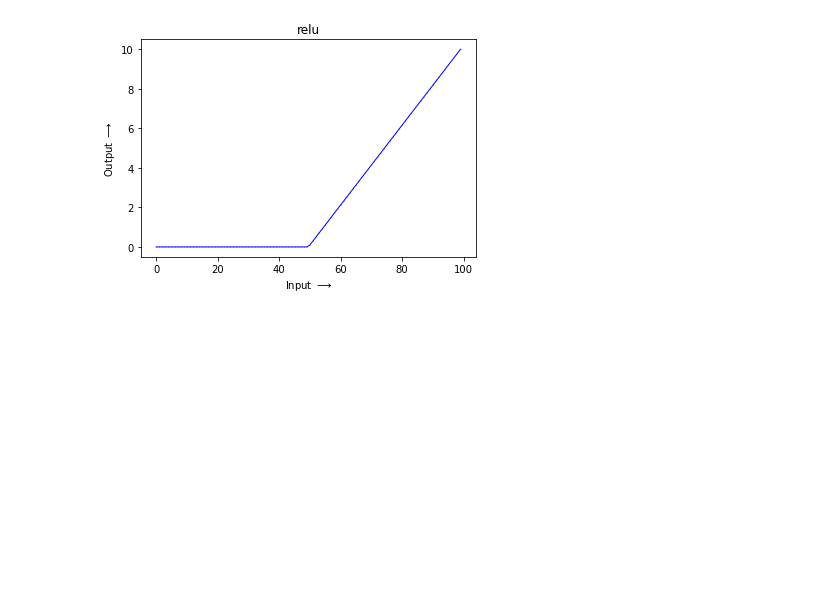
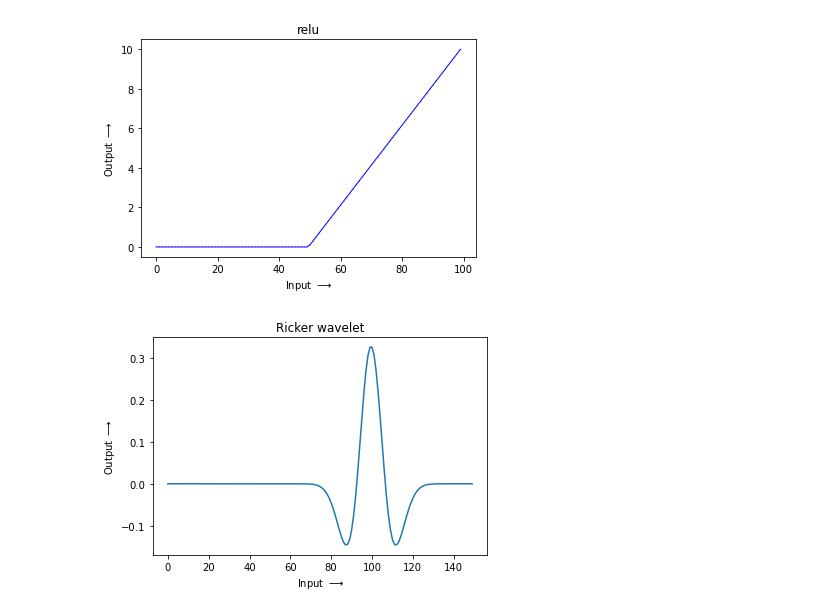
Before and after one commit to alicaniitzscheemill/DA_TL_FOR_PM, a Jupyter notebook: MMD_DUMMY/MMD_DUMMY.ipynb, the cells around one changed output. Drawn from its saved outputs; the diff is of its cells as text; code cells hidden in the pictures; blank space fills up the shorter version.

```diff
--- a/MMD_DUMMY/MMD_DUMMY.ipynb
+++ b/MMD_DUMMY/MMD_DUMMY.ipynb
@@ -830,3 +830,19 @@ plt.show()
 fig4.savefig('sigmoid', format='pdf')
 # %% [output]
 [figure]
+# %%
+from scipy import signal
+import matplotlib.pyplot as plt
+
+fig = plt.figure()
+points = 200
+a = 7.0
+vec2 = signal.ricker(points, a)
+plt.plot(vec2[:150])
+plt.title("Ricker wavelet")
+plt.xlabel("Input $\longrightarrow$")
+plt.ylabel("Output $\longrightarrow$")
+fig.savefig('wavelet_right_scale', format='pdf')
+plt.show()
+# %% [output]
+[figure, added]
```
Also changed, not shown: 28 other files.
